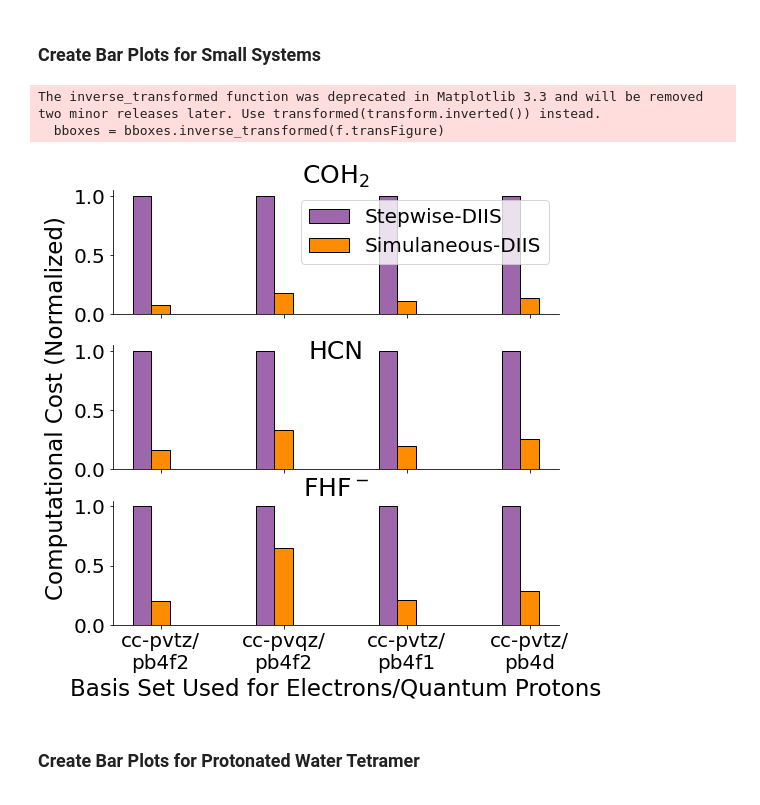
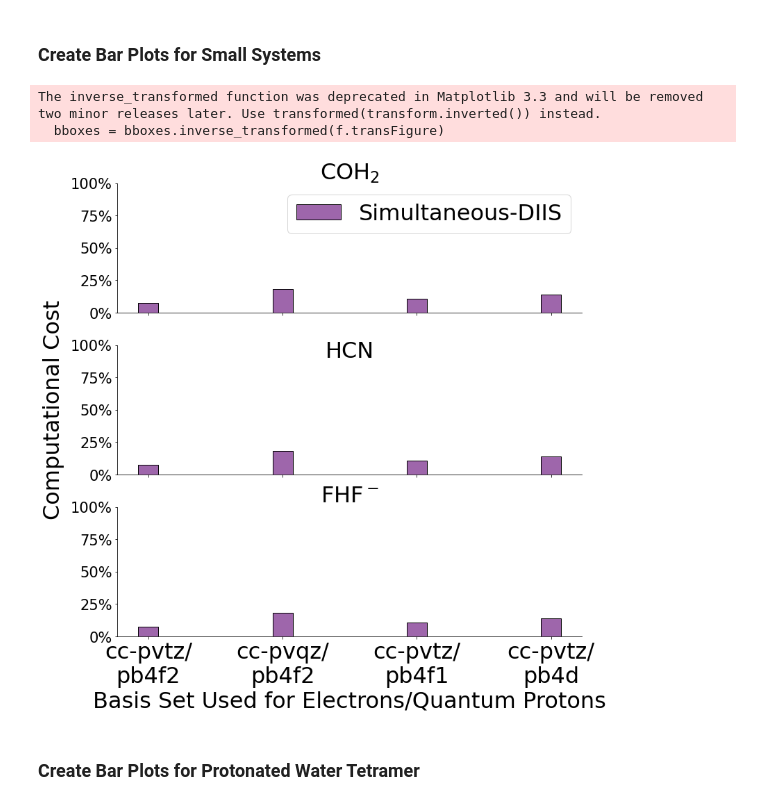
Before and after one commit to aodongliu/NEO-SCF-2ndYearExam, a Jupyter notebook: bar_plot_compcost-Copy1.ipynb, the cells around one changed output. Cells and saved outputs as stored; diff of their text form; code cells hidden in the pictures.

```diff
--- a/bar_plot_compcost-Copy1.ipynb
+++ b/bar_plot_compcost-Copy1.ipynb
@@ -31,7 +31,7 @@ def set_shared_ylabel(a, ylabel, labelpad = 0.01):
     tick_label_left = x0
 
     # set position of label
-    a[-1].set_ylabel(ylabel,fontsize=23)
+    a[-1].set_ylabel(ylabel,fontsize=32)
     a[-1].yaxis.set_label_coords(tick_label_left - labelpad,(bottom + top)/2, transform=f.transFigure)
 # %% [markdown]
 ### Create Bar Plots for Small Systems
@@ -58,67 +58,79 @@ br3 = [x + barWidth for x in br1]
 basis_set_labels = ['cc-pvtz/pb4f2', 'cc-pvqz/pb4f2', 'cc-pvtz/pb4f1', 'cc-pvtz/pb4d']
 basis_set_labels_multiline = [re.sub("(.{8})", "\\1\n", label, 0, re.DOTALL) for label in basis_set_labels]
 # %%
-fig, (ax1, ax2, ax3) = plt.subplots(3, 1,figsize =(8, 8), sharex=True, sharey='row', gridspec_kw={'hspace': 0.25},tight_layout=True)
+fig, (ax1, ax2, ax3) = plt.subplots(3, 1,figsize =(12, 12), sharex=True, sharey='row', gridspec_kw={'hspace': 0.25},tight_layout=True)
 # fig = plt.figure(figsize =(16, 8),tight_layout=True)
 # ax1 = fig.add_subplot(311)
 # ax2 = fig.add_subplot(312)
 # ax3 = fig.add_subplot(313)
 
 
-ax1.bar(br1, coh2_stw_diis, color ='#9e66ab', width = barWidth,
-        edgecolor ='black', label ='Stepwise-DIIS')
-ax1.bar(br3, coh2_simul_diis, color ='darkorange', width = barWidth,
-        edgecolor ='black', label ='Simulaneous-DIIS')
-ax1.legend(loc='upper right', fontsize=20)
-ax1.tick_params(axis='y', labelsize=20)
+# ax1.bar(br1, coh2_stw_diis, color ='#9e66ab', width = barWidth,
+#         edgecolor ='black', label ='Stepwise-DIIS')
+# ax1.bar(br3, coh2_simul_diis, color ='darkorange', width = barWidth,
+#         edgecolor ='black', label ='Simulaneous-DIIS')\
+ax1.bar(br1, coh2_simul_diis, color ='#9e66ab', width = barWidth,
+        edgecolor ='black', label ='Simultaneous-DIIS')
+ax1.legend(loc='upper right', fontsize=32)
 ax1.spines['right'].set_visible(False)
 ax1.spines['top'].set_visible(False)
+ax1.tick_params(axis='y', labelsize=21)
+ax1.set_ylim(0,1)
+ax1.set_yticks(np.arange(0,1.25,0.25))
+ax1.yaxis.set_major_formatter(mtick.PercentFormatter(1))
 
 # ax1.set_xticks([r + barWidth for r in range(len(coh2_simul_diis))])
 # ax1.set_xticklabels(['cc-pvtz/pb4f2', 'cc-pvqz/pb4f2', 'cc-pvtz/pb4f1', 'cc-pvtz/pb4d'],fontsize=8)
 
 
 
-ax2.bar(br1, hcn_stw_diis, color ='#9e66ab', width = barWidth,
-        edgecolor ='black', label ='STW-DIIS')
-ax2.bar(br3, hcn_simul_diis, color ='darkorange', width = barWidth,
-        edgecolor ='black', label ='Simul-DIIS')
-ax2.tick_params(axis='y', labelsize=20)
+#ax2.bar(br1, hcn_stw_diis, color ='#9e66ab', width = barWidth,
+#        edgecolor ='black', label ='STW-DIIS')
+#ax2.bar(br3, hcn_simul_diis, color ='darkorange', width = barWidth,
+#        edgecolor ='black', label ='Simul-DIIS')
+ax2.bar(br1, coh2_simul_diis, color ='#9e66ab', width = barWidth,
+        edgecolor ='black', label ='Simultaneous-DIIS')
 # ax2.set_xticks([r + barWidth for r in range(len(coh2_simul_diis))])
 # ax2.set_xticklabels(['cc-pvtz/pb4f2', 'cc-pvqz/pb4f2', 'cc-pvtz/pb4f1', 'cc-pvtz/pb4d'],fontsize=8)
 ax2.spines['right'].set_visible(False)
 ax2.spines['top'].set_visible(False)
+ax2.tick_params(axis='y', labelsize=21)
+ax2.set_ylim(0,1)
+ax2.set_yticks(np.arange(0,1.25,0.25))
+ax2.yaxis.set_major_formatter(mtick.PercentFormatter(1))
+
+#ax3.bar(br1, fhf_stw_diis, color ='#9e66ab', width = barWidth,
+#        edgecolor ='black', label ='Stepwise-DIIS')
+#ax3.bar(br3, fhf_simul_diis, color ='darkorange', width = barWidth,
+#        edgecolor ='black', label ='Simultaneous-DIIS')
+ax3.bar(br1, coh2_simul_diis, color ='#9e66ab', width = barWidth,
+        edgecolor ='black', label ='Simultaneous-DIIS')
+ax3.set_xticks([r for r in range(len(coh2_simul_diis))])
+ax3.set_xticklabels(basis_set_labels_multiline,fontsize=32)
+#ax3.set_yticks(np.arange(0, max(fhf_simul_nodiis)+1, 2))
+ax3.tick_params(axis='y', labelsize=21)
+ax3.spines['right'].set_visible(False)
+ax3.spines['top'].set_visible(False)
+ax3.set_ylim(0,1)
+ax3.set_yticks(np.arange(0,1.25,0.25))
+ax3.yaxis.set_major_formatter(mtick.PercentFormatter(1))
+
+ax1.set_title('COH$_2$', fontsize=32,verticalalignment='baseline')
+ax2.set_title('HCN', fontsize=32,verticalalignment='top')
+ax3.set_title('FHF$^-$', fontsize=32,verticalalignment='top')
 
 
-ax3.bar(br1, fhf_stw_diis, color ='#9e66ab', width = barWidth,
-        edgecolor ='black', label ='Stepwise-DIIS')
-ax3.bar(br3, fhf_simul_diis, color ='darkorange', width = barWidth,
-        edgecolor ='black', label ='Simultaneous-DIIS')
-
-ax3.set_xticks([r + barWidth for r in range(len(coh2_simul_diis))])
-ax3.set_xticklabels(basis_set_labels_multiline,fontsize=20)
-#ax3.set_yticks(np.arange(0, max(fhf_simul_nodiis)+1, 2))
-ax3.tick_params(axis='y', labelsize=20)
-ax3.spines['right'].set_visible(False)
-ax3.spines['top'].set_visible(False)
-
-
-ax1.set_title('COH$_2$', fontsize=25,verticalalignment='baseline')
-ax2.set_title('HCN', fontsize=25,verticalalignment='top')
-ax3.set_title('FHF$^-$', fontsize=25,verticalalignment='top')
-
-
-plt.xlabel("Basis Set Used for Electrons/Quantum Protons",fontsize=23)
-set_shared_ylabel((ax1, ax2, ax3), 'Computational Cost (Normalized)')
+plt.xlabel("Basis Set Used for Electrons/Quantum Protons",fontsize=32)
+set_shared_ylabel((ax1, ax2, ax3), 'Computational Cost')
 #fig.tight_layout()
 
 
 plt.savefig('small_system_2AlgvsCompCost.pdf',dpi=3600)
 plt.show()
 # %% [output]
 The inverse_transformed function was deprecated in Matplotlib 3.3 and will be removed two minor releases later. Use transformed(transform.inverted()) instead.
   bboxes = bboxes.inverse_transformed(f.transFigure)
-[figure, old version]
+[figure, new version]
 # %% [markdown]
 ### Create Bar Plots for Protonated Water Tetramer
 # %%
```
Also changed, not shown: parts of 3 cells of this notebook, 13 other files.
